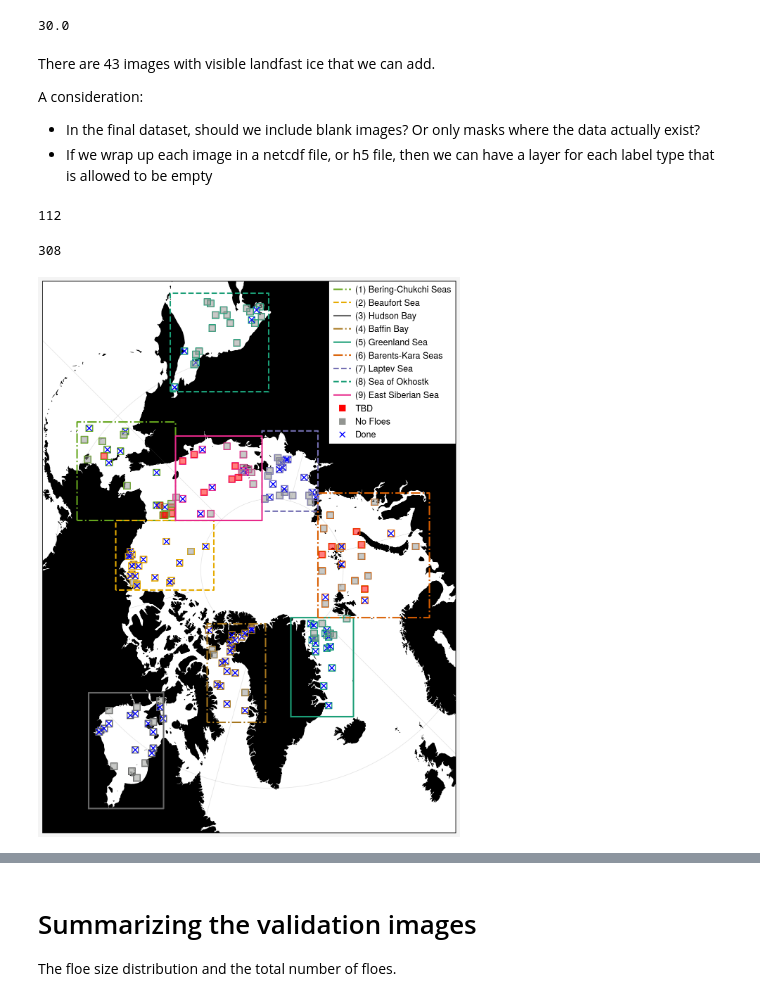
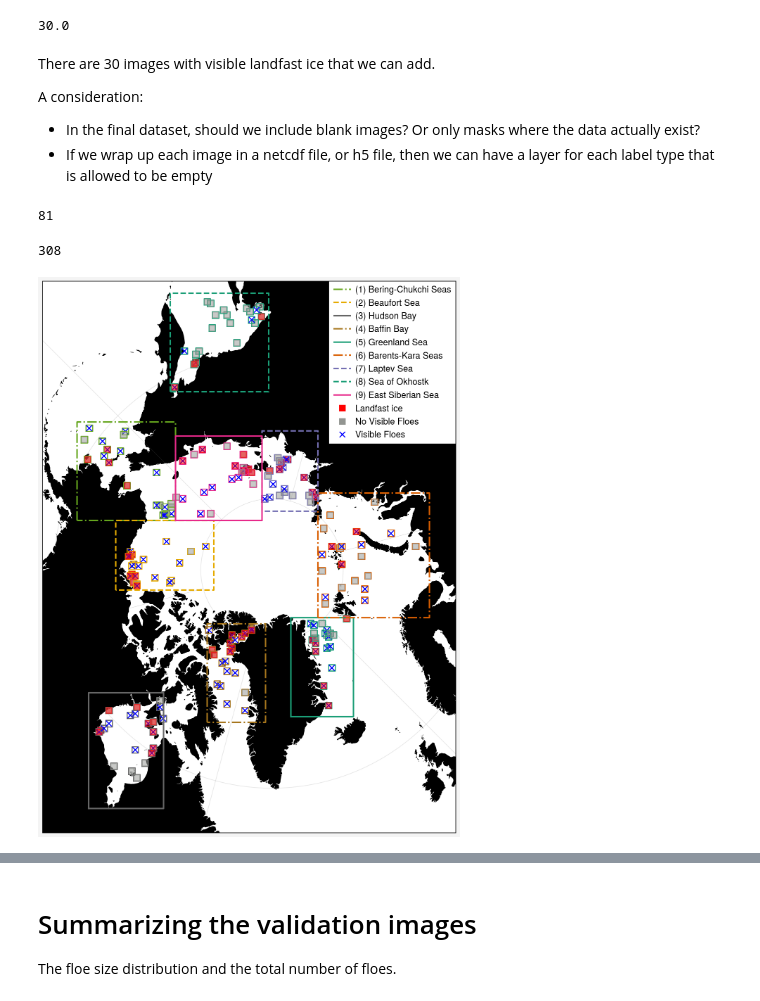
Before and after one commit to danielmwatkins/ice_floe_validation_dataset, a Jupyter notebook: notebooks/bookkeeping.ipynb, the cells around one changed output, grey strips where cells are left out. Saved outputs shown, nothing was run; the diff lists cells and outputs as text; code cells hidden in the pictures.

Commit message:
updating with new images

```diff
--- a/notebooks/bookkeeping.ipynb
+++ b/notebooks/bookkeeping.ipynb
@@ -318,8 +272,17 @@ df.fillna(0)
 df['Unlabeled'].sum()
 # %% [output]
 30.0
+# %%
+for row, data in data.loc[(data.visible_landfast_ice == 'yes') & (data.fl_analyst.isnull() & (data.visible_floes == 'no')),:].iterrows():
+    cn = data.case_number
+    region = data.region
+    date = data.start_date.strftime('%Y%m%d')
+    satellite = data.satellite
+    path = "../data/validation_dataset/labeling_psd_files/labeling_psd_templates/"
+    fname = '-'.join([cn, region, date, satellite, 'labeling_psd.psd'])
+    ! cp $path{'psd_template.psd'} $path$fname
 # %% [markdown]
-There are 43 images with visible landfast ice that we can add.
+There are 30 images with visible landfast ice that we can add.
 
 A consideration:
 * In the final dataset, should we include blank images? Or only masks where the data actually exist?
@@ -333,7 +296,7 @@ df.index = [x.replace('_', ' ').title() for x in df.index]
 print(df['Unlabeled'].sum())
 df['Total'].sum()
 # %% [output]
-112
+81
 308
 # %%
 import proplot as pplt
@@ -370,42 +333,43 @@ validated_cases = df.loc[df.fl_analyst.notnull()]
 needs_validation = df.loc[df.fl_analyst.isnull() & (df.visible_floes == 'yes')]
 
 no_floes_cases = df.loc[df.visible_floes == 'no']
-
+landfast = df.loc[df.visible_landfast_ice == 'yes']
 for idx, region, lat, lon in zip(range(len(regions)), regions.index, regions.center_lat, regions.center_lon):
 
     xbox = np.array(regions.loc[region, ['left_x', 'left_x', 'right_x', 'right_x', 'left_x']].astype(float))
     ybox = np.array(regions.loc[region, ['lower_y', 'upper_y', 'upper_y', 'lower_y', 'lower_y']].astype(float))
 
     ax.plot(xbox, ybox, transform=ccrs.CRS('epsg:3413'),
             label='({n}) {t}'.format(n=idx + 1, t=regions.loc[region, 'print_title']),
                color=colors[region], ls=linestyles[region], m='', zorder=5, lw=1.5)
 
 ax.set_extent([-3.5e6, 2.8e6, -4e6, 4.4e6], crs=crs)
 for idx, case in df.iterrows():
     x0 = case.center_x
     y0 = case.center_y
     left = x0 - 50e3
     right = x0 + 50e3
     bottom = y0 - 50e3
     top = y0 + 50e3
     region = case.region
 
     ax.plot([left, left, right, right, left],
         [bottom, top, top, bottom, bottom], label='',
             transform=crs, color=colors[region], lw=1)
     if str(case.case_number).zfill(3) in validated_cases.index:
         ax.plot(x0, y0, m='x', color='b', transform=crs, label='')
     elif str(case.case_number).zfill(3) in no_floes_cases.index:
         ax.plot(x0, y0, m='s', color='gray', transform=crs, alpha=0.5, label='')
-    elif str(case.case_number).zfill(3) in needs_validation.index:
+    if str(case.case_number).zfill(3) in landfast.index:
         ax.plot(x0, y0, m='s', color='r', transform=crs, alpha=0.5, label='')
 
-ax.plot([],[],m='s', color='r', label='TBD', lw=0)
-ax.plot([],[],m='s', color='gray', label='No Floes', lw=0)
-ax.plot([],[],m='x', color='b', label='Done', lw=0)
+
+ax.plot([],[],m='s', color='r', label='Landfast ice', lw=0)
+ax.plot([],[],m='s', color='gray', label='No Visible Floes', lw=0)
+ax.plot([],[],m='x', color='b', label='Visible Floes', lw=0)
 ax.legend(ncols=1, alpha=1)
 
 fig.save('../figures/progress_sampling_map.png', dpi=300)
 # %% [output]
-[figure, old version]
+[figure, new version]
 # %%
```
Also changed, not shown: parts of 20 cells of this notebook.
